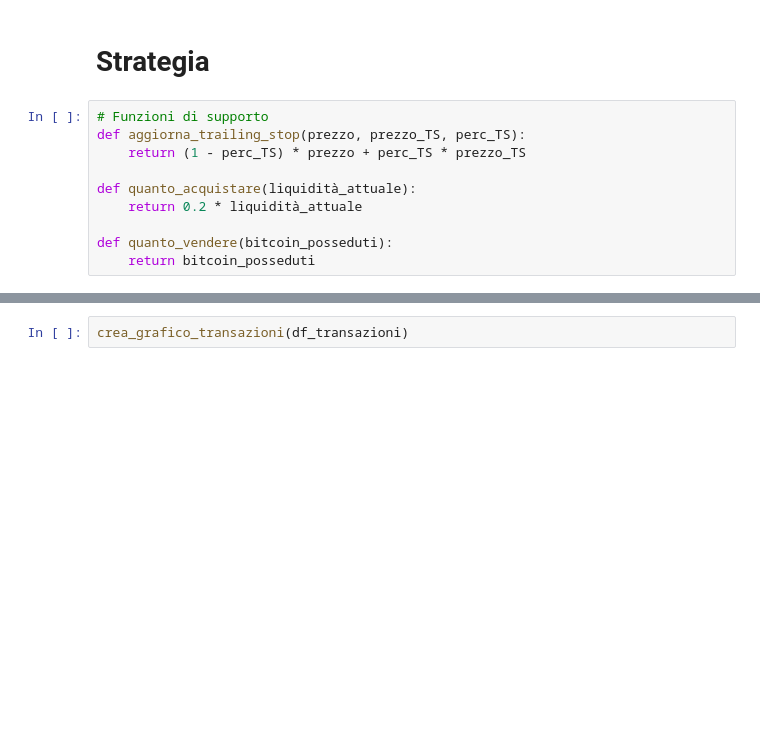
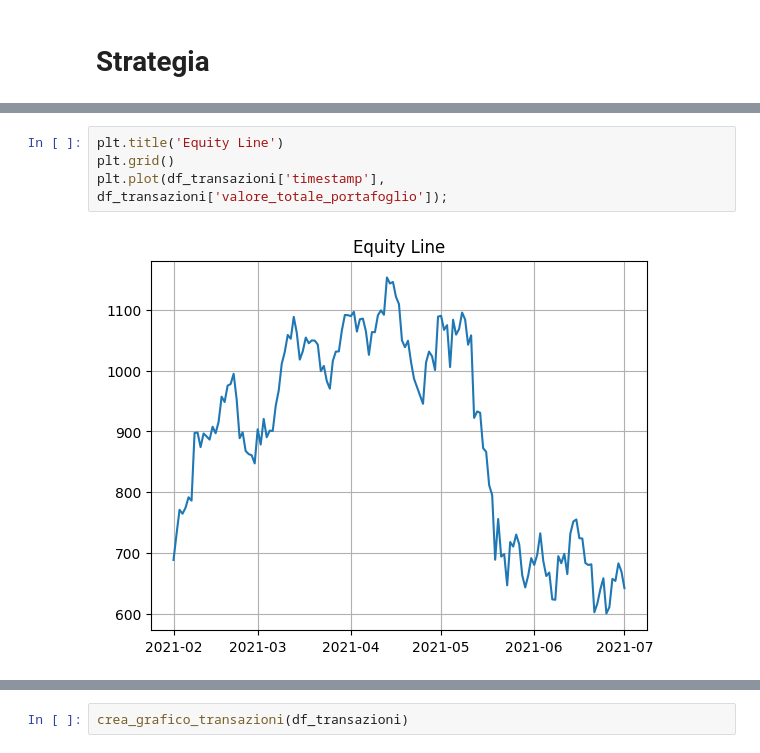
Before and after one commit to AleImbri/Crypto-strategies-simulations, a Jupyter notebook: Trading con doppio trailing stop variabile.ipynb, the cells around one changed output, grey strips where cells are left out. Drawn from its saved outputs; the diff is of its cells as text; blank space fills up the shorter version.

Commit message:
Creato Stress test + aggiornamenti vari

```diff
--- a/Trading con doppio trailing stop variabile.ipynb
+++ b/Trading con doppio trailing stop variabile.ipynb
@@ -72,12 +76,2 @@ plt.plot(dati['Timestamp'], dati['Price'])
 # %% [markdown]
 # Strategia
-# %%
-# Funzioni di supporto
-def aggiorna_trailing_stop(prezzo, prezzo_TS, perc_TS):
-    return (1 - perc_TS) * prezzo + perc_TS * prezzo_TS
-
-def quanto_acquistare(liquidità_attuale):
-    return 0.2 * liquidità_attuale
-
-def quanto_vendere(bitcoin_posseduti):
-    return bitcoin_posseduti
@@ -234,0 +290,6 @@ np.float64(1.2825702021800323)
+# %%
+plt.title('Equity Line')
+plt.grid()
+plt.plot(df_transazioni['timestamp'], df_transazioni['valore_totale_portafoglio']);
+# %% [output]
+[figure, added]
```
Also changed, not shown: parts of 16 cells of this notebook, 4 other files.
